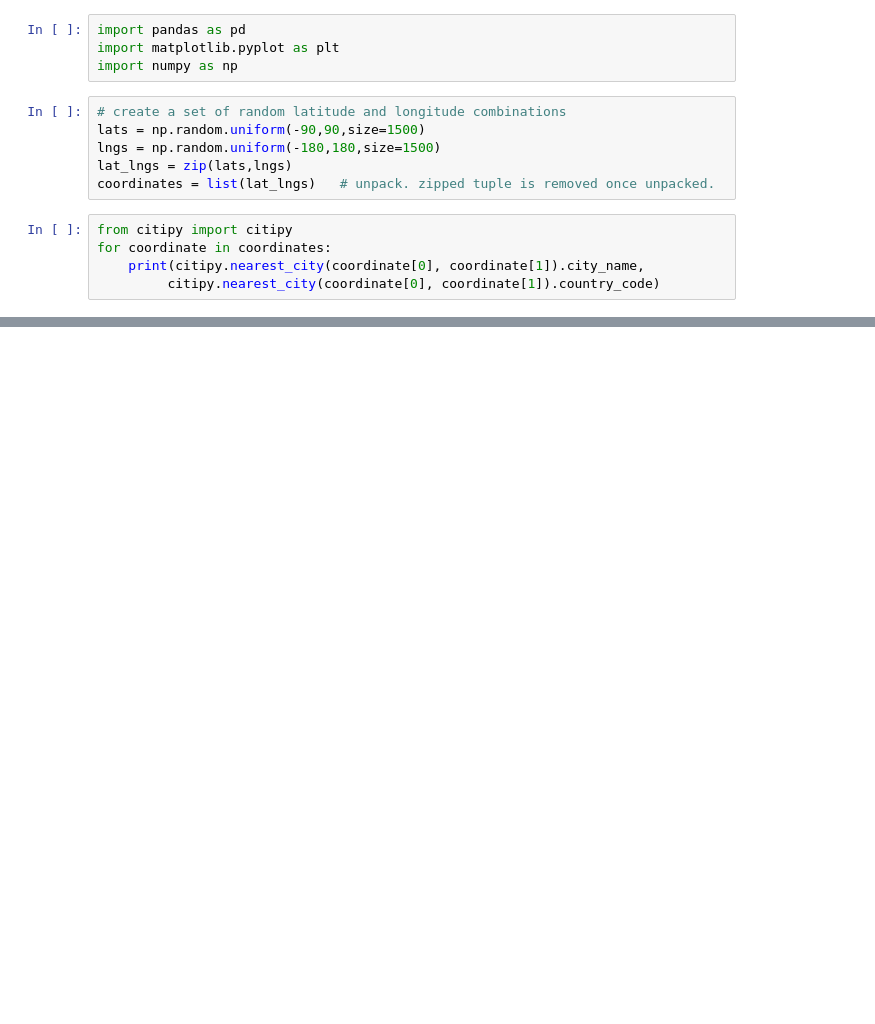
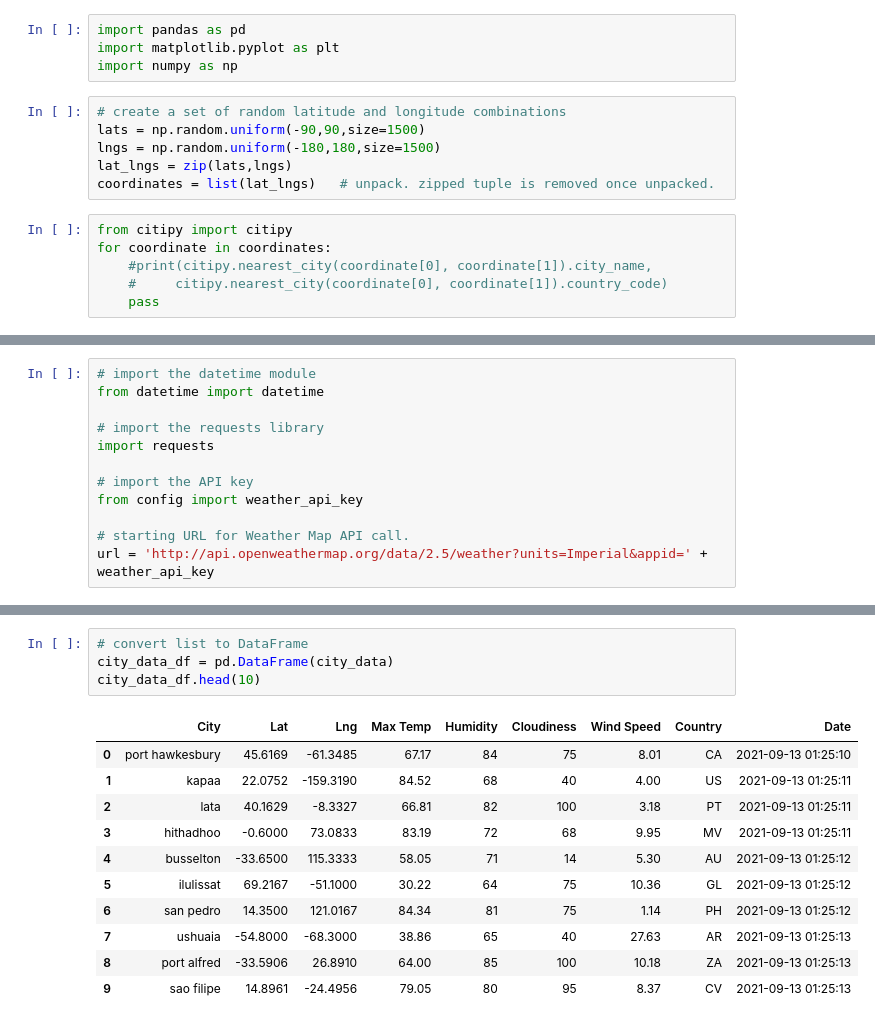
Before and after one commit to alexyang1818/bootcamp6_weatherPy, a Jupyter notebook: WeatherPy.ipynb, the cells around one changed output, grey strips where cells are left out. Cells and saved outputs as stored; diff of their text form; blank space fills up the shorter version.

```diff
--- a/WeatherPy.ipynb
+++ b/WeatherPy.ipynb
@@ -11,5 +11,6 @@ coordinates = list(lat_lngs)   # unpack. zipped tuple is removed once unpacked.
 # %%
 from citipy import citipy
 for coordinate in coordinates:
-    print(citipy.nearest_city(coordinate[0], coordinate[1]).city_name,
-         citipy.nearest_city(coordinate[0], coordinate[1]).country_code)
+    #print(citipy.nearest_city(coordinate[0], coordinate[1]).city_name,
+    #     citipy.nearest_city(coordinate[0], coordinate[1]).country_code)
+    pass
@@ -44,0 +33,12 @@ len(cities)
+# %%
+# import the datetime module
+from datetime import datetime
+
+# import the requests library
+import requests
+
+# import the API key
+from config import weather_api_key
+
+# starting URL for Weather Map API call.
+url = 'http://api.openweathermap.org/data/2.5/weather?units=Imperial&appid=' + weather_api_key
@@ -44,0 +137,16 @@ len(cities)
+# %%
+# convert list to DataFrame
+city_data_df = pd.DataFrame(city_data)
+city_data_df.head(10)
+# %% [output]
+|  | City | Lat | Lng | Max Temp | Humidity | Cloudiness | Wind Speed | Country | Date |
+| 0 | port hawkesbury | 45.6169 | -61.3485 | 67.17 | 84 | 75 | 8.01 | CA | 2021-09-13 01:25:10 |
+| 1 | kapaa | 22.0752 | -159.3190 | 84.52 | 68 | 40 | 4.00 | US | 2021-09-13 01:25:11 |
+| 2 | lata | 40.1629 | -8.3327 | 66.81 | 82 | 100 | 3.18 | PT | 2021-09-13 01:25:11 |
+| 3 | hithadhoo | -0.6000 | 73.0833 | 83.19 | 72 | 68 | 9.95 | MV | 2021-09-13 01:25:11 |
+| 4 | busselton | -33.6500 | 115.3333 | 58.05 | 71 | 14 | 5.30 | AU | 2021-09-13 01:25:12 |
+| 5 | ilulissat | 69.2167 | -51.1000 | 30.22 | 64 | 75 | 10.36 | GL | 2021-09-13 01:25:12 |
+| 6 | san pedro | 14.3500 | 121.0167 | 84.34 | 81 | 75 | 1.14 | PH | 2021-09-13 01:25:12 |
+| 7 | ushuaia | -54.8000 | -68.3000 | 38.86 | 65 | 40 | 27.63 | AR | 2021-09-13 01:25:13 |
+| 8 | port alfred | -33.5906 | 26.8910 | 64.00 | 85 | 100 | 10.18 | ZA | 2021-09-13 01:25:13 |
+| 9 | sao filipe | 14.8961 | -24.4956 | 79.05 | 80 | 95 | 8.37 | CV | 2021-09-13 01:25:13 |
```
Also changed, not shown: parts of 9 cells of this notebook, 2 other files.
